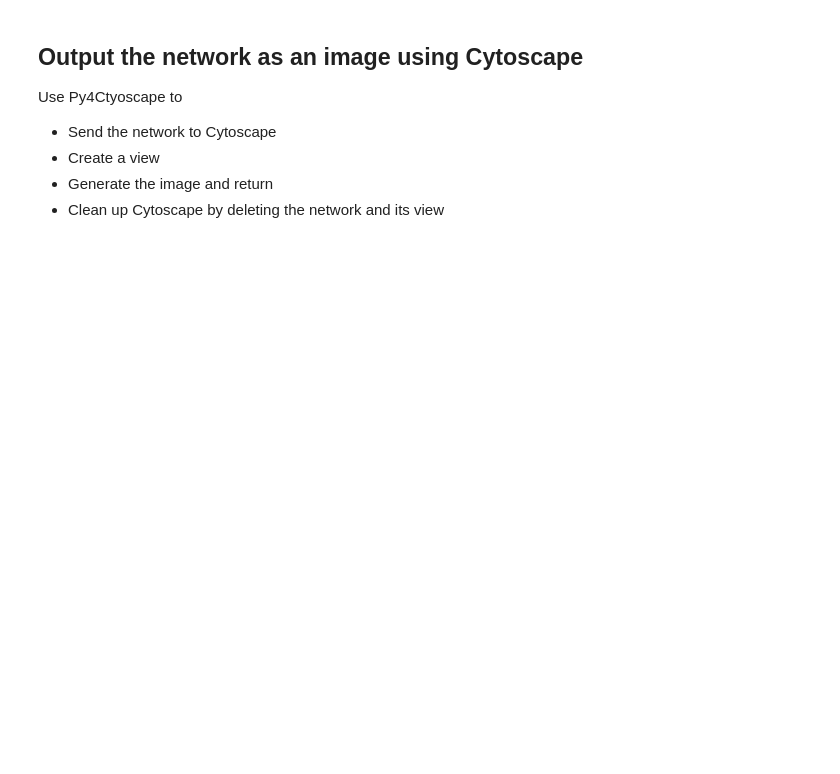
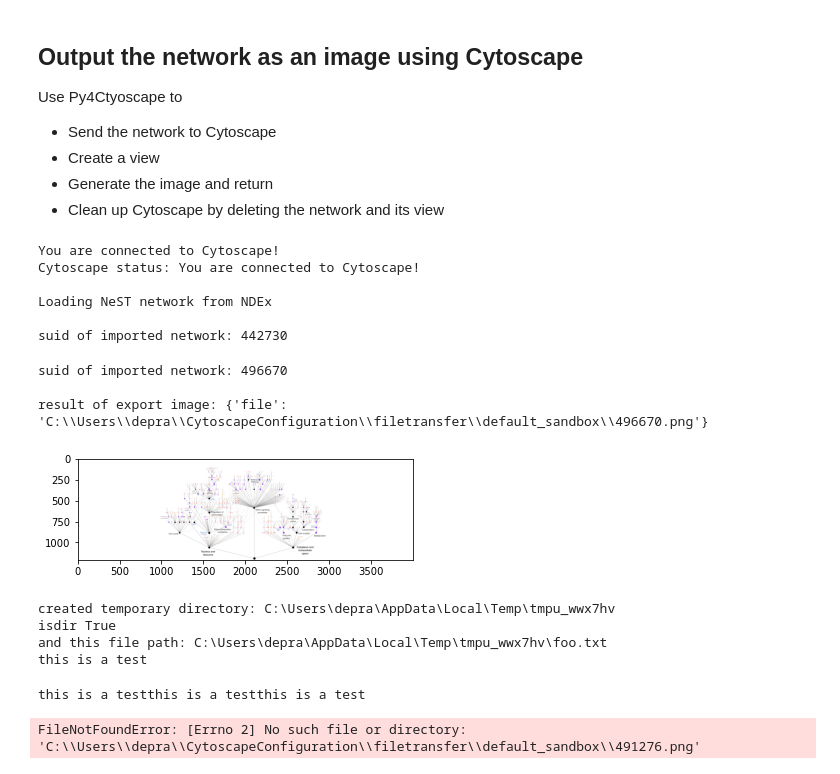
Before and after one commit to idekerlab/cdqforcelayout, a Jupyter notebook: cdqforcelayout/comparison.ipynb, the cells around one changed output. Saved outputs shown, nothing was run; the diff lists cells and outputs as text; code cells hidden in the pictures; blank space fills up the shorter version.

```diff
--- a/cdqforcelayout/comparison.ipynb
+++ b/cdqforcelayout/comparison.ipynb
@@ -58,3 +118,19 @@ Use Py4Ctyoscape to
 * Create a view
 * Generate the image and return
 * Clean up Cytoscape by deleting the network and its view
+# %%
+# verify cytoscape is alive
+sys.stdout.write('Cytoscape status: ' + str(py4.cytoscape_ping()) + '\n\n')
+# send the first test network
+# load NeST network
+# https://www.ndexbio.org/v2/network/9a8f5326-aa6e-11ea-aaef-0ac135e8bacf
+sys.stdout.write('Loading NeST network from NDEx\n\n')
+net_suid = py4.cy_ndex.import_network_from_ndex('9a8f5326-aa6e-11ea-aaef-0ac135e8bacf')
+sys.stdout.write('suid of imported network: ' + str(net_suid) + '\n\n')
+# %% [output]
+You are connected to Cytoscape!
+Cytoscape status: You are connected to Cytoscape!
+
+Loading NeST network from NDEx
+
+suid of imported network: 442730
@@ -60,0 +215,49 @@ Use Py4Ctyoscape to
+# %%
+net_uuid = '9a8f5326-aa6e-11ea-aaef-0ac135e8bacf'
+display_ndex_network(net_uuid)
+# %% [output]
+suid of imported network: 496670
+
+result of export image: {'file': 'C:\\Users\\depra\\CytoscapeConfiguration\\filetransfer\\default_sandbox\\496670.png'}
+[figure, added]
+# %%
+with tempfile.TemporaryDirectory() as tmpdirname:
+        sys.stdout.write('created temporary directory: ' + tmpdirname + '\n')
+        isdir = os.path.isdir(tmpdirname)
+        print("isdir " + str(isdir))
+        path = os.path.join(tmpdirname, "foo.txt") #+ '.png')
+        sys.stdout.write("and this file path: " + str(path) + '\n')
+        f = open(path, "a")
+        f.write("this is a test")
+        f.close()
+        f = open(path, "r")
+        print(f.read())
+        f.close()
+# %% [output]
+created temporary directory: C:\Users\depra\AppData\Local\Temp\tmpu_wwx7hv
+isdir True
+and this file path: C:\Users\depra\AppData\Local\Temp\tmpu_wwx7hv\foo.txt
+this is a test
+# %%
+f = open("foo.txt", "a")
+f.write("this is a test")
+f.close()
+f = open("foo.txt", "r")
+print(f.read())
+f.close()
+if os.path.exists("foo.txt"):
+  os.remove("foo.txt")
+else:
+  print("The file does not exist")
+# %% [output]
+this is a testthis is a testthis is a test
+# %%
+img = mpimg.imread('C:\\Users\\depra\\CytoscapeConfiguration\\filetransfer\\default_sandbox\\491276.png')
+imgplot = plt.imshow(img)
+plt.show()
+
+ """    display.Image(res["file"])
+    if os.path.exists(res["file"]):
+        os.remove(res["file"]) """
+# %% [output]
+FileNotFoundError: [Errno 2] No such file or directory: 'C:\\Users\\depra\\CytoscapeConfiguration\\filetransfer\\default_sandbox\\491276.png'
```
Also changed, not shown: parts of 6 cells of this notebook, 1 other file.
